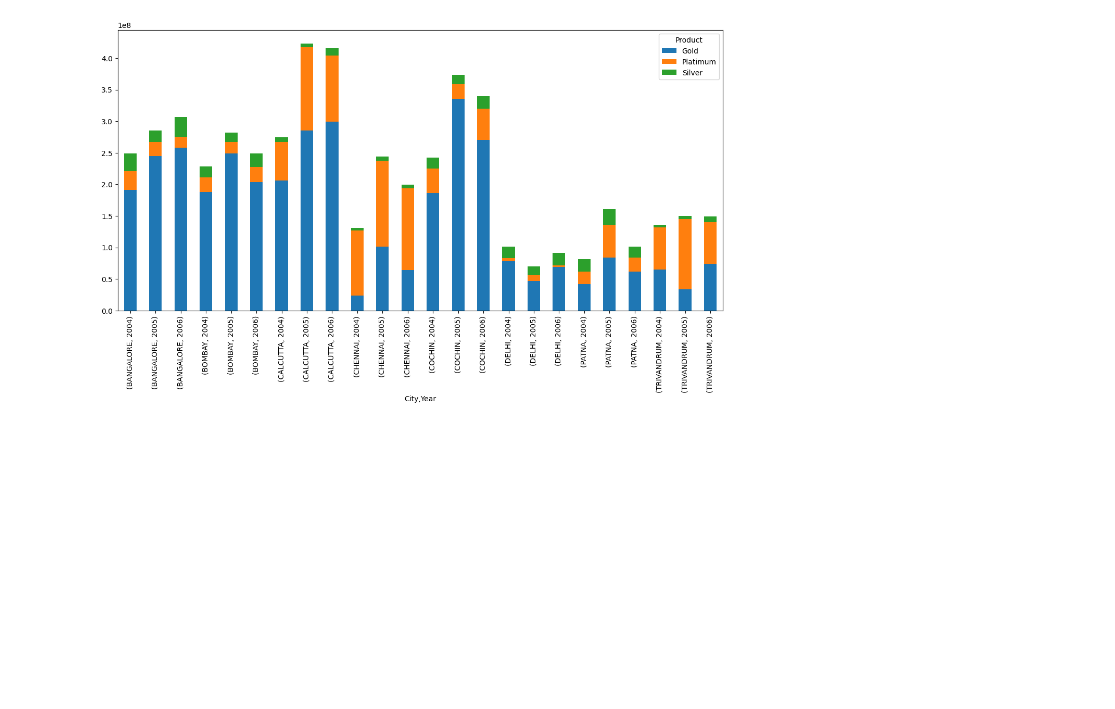
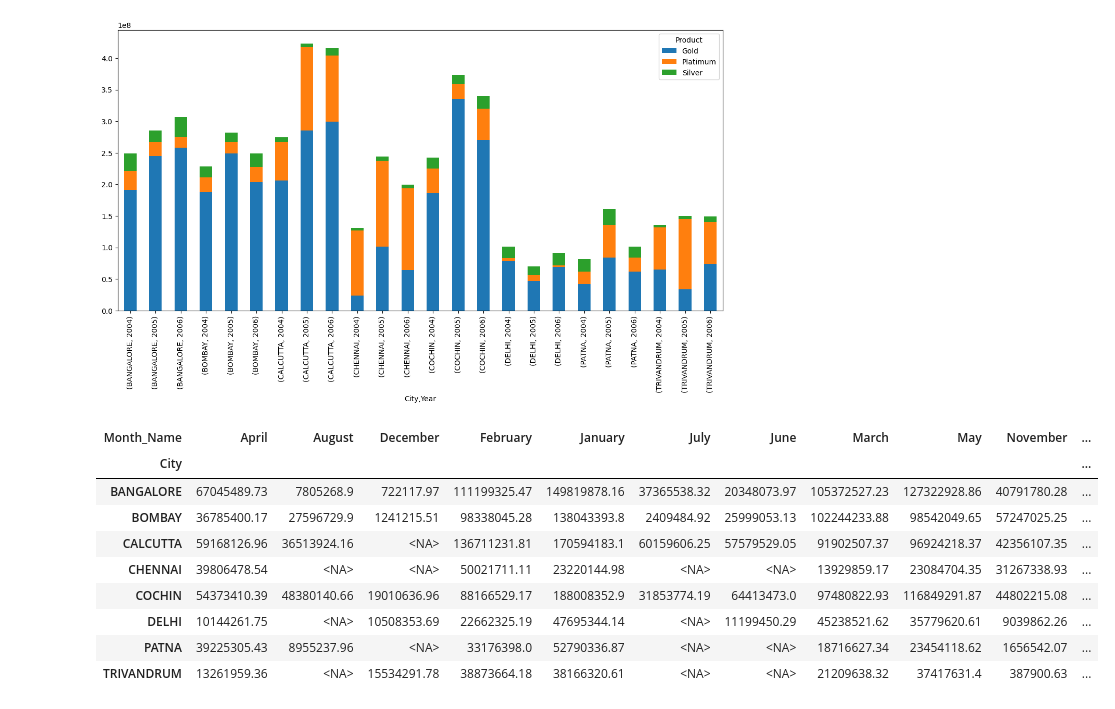
Before and after one commit to Adi46878/credit-risk-and-spending-analysis, a Jupyter notebook: Credit_risk_analysis.ipynb, the cells around one changed output. Drawn from its saved outputs; the diff is of its cells as text; code cells hidden in the pictures; blank space fills up the shorter version.

```diff
--- a/Credit_risk_analysis.ipynb
+++ b/Credit_risk_analysis.ipynb
@@ -317,3 +317,40 @@ df.plot(kind = 'bar', stacked=True, figsize= (15,7))
 # %% [output]
 <Axes: xlabel='City,Year'>
 [figure]
+# %%
+def my_func(data, products='Gold', time_period='Year'):
+
+    # filter data
+    data = data[data['Product'] == products]
+
+    # select column based on time period
+    if time_period == 'Month':
+        time_period_col = 'Month_Name'
+    elif time_period == 'Year':
+        time_period_col = 'Year'
+    else:
+        raise ValueError("time_period must be 'Month' or 'Year'")
+
+    # pivot table
+    output = pd.pivot_table(
+        data=data,
+        values='Amount_spend',
+        index='City',
+        columns=time_period_col,
+        aggfunc='sum'
+    )
+
+    return output
+# %%
+my_func(data= final_df, products= 'Gold', time_period= 'Month')
+# %% [output]
+| Month_Name | April | August | December | February | January | July | June | March | May | November | ... |
+| City |  |  |  |  |  |  |  |  |  |  | ... |
+| BANGALORE | 67045489.73 | 7805268.9 | 722117.97 | 111199325.47 | 149819878.16 | 37365538.32 | 20348073.97 | 105372527.23 | 127322928.86 | 40791780.28 | ... |
+| BOMBAY | 36785400.17 | 27596729.9 | 1241215.51 | 98338045.28 | 138043393.8 | 2409484.92 | 25999053.13 | 102244233.88 | 98542049.65 | 57247025.25 | ... |
+| CALCUTTA | 59168126.96 | 36513924.16 | <NA> | 136711231.81 | 170594183.1 | 60159606.25 | 57579529.05 | 91902507.37 | 96924218.37 | 42356107.35 | ... |
+| CHENNAI | 39806478.54 | <NA> | <NA> | 50021711.11 | 23220144.98 | <NA> | <NA> | 13929859.17 | 23084704.35 | 31267338.93 | ... |
+| COCHIN | 54373410.39 | 48380140.66 | 19010636.96 | 88166529.17 | 188008352.9 | 31853774.19 | 64413473.0 | 97480822.93 | 116849291.87 | 44802215.08 | ... |
+| DELHI | 10144261.75 | <NA> | 10508353.69 | 22662325.19 | 47695344.14 | <NA> | 11199450.29 | 45238521.62 | 35779620.61 | 9039862.26 | ... |
+| PATNA | 39225305.43 | 8955237.96 | <NA> | 33176398.0 | 52790336.87 | <NA> | <NA> | 18716627.34 | 23454118.62 | 1656542.07 | ... |
+| TRIVANDRUM | 13261959.36 | <NA> | 15534291.78 | 38873664.18 | 38166320.61 | <NA> | <NA> | 21209638.32 | 37417631.4 | 387900.63 | ... |
```
